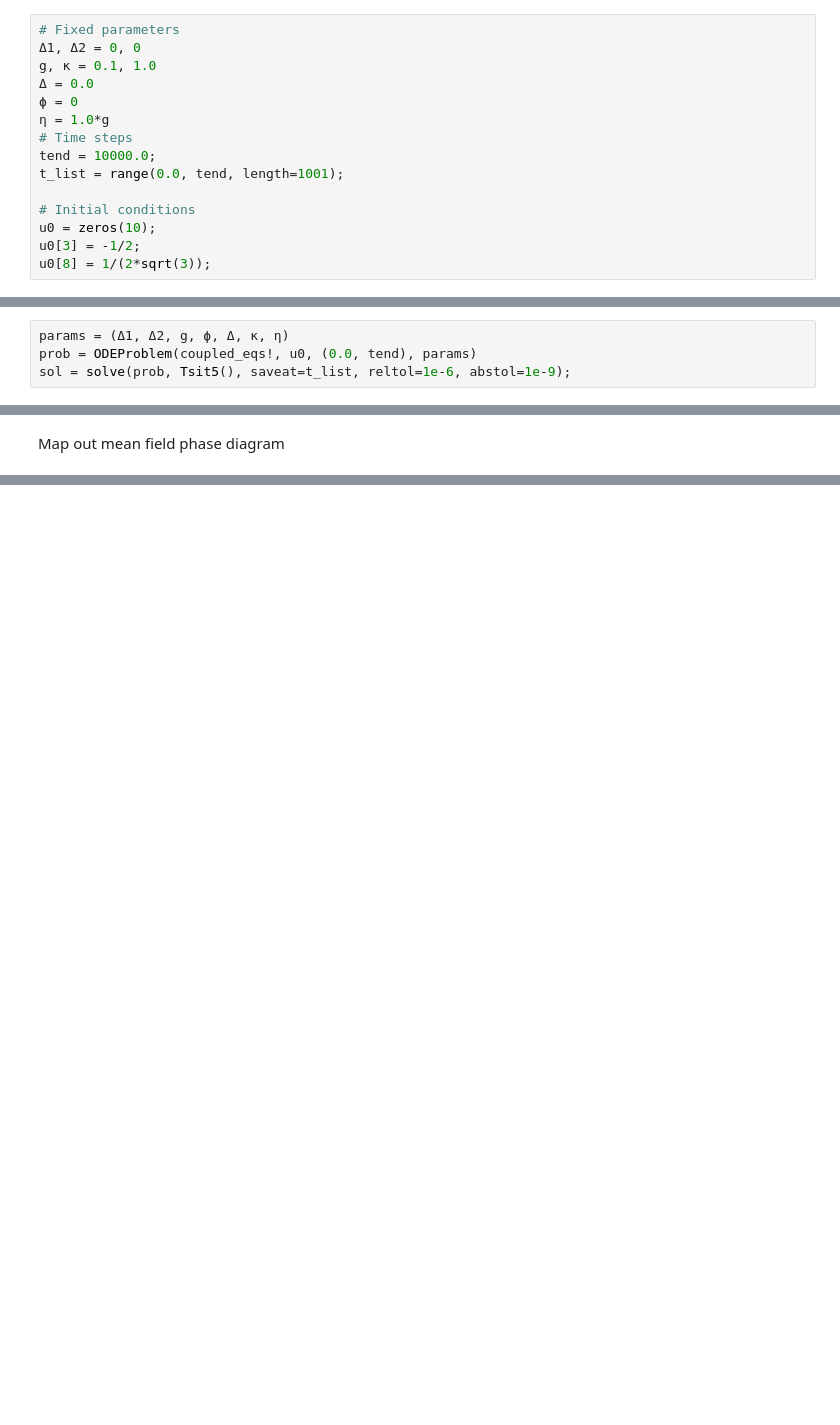
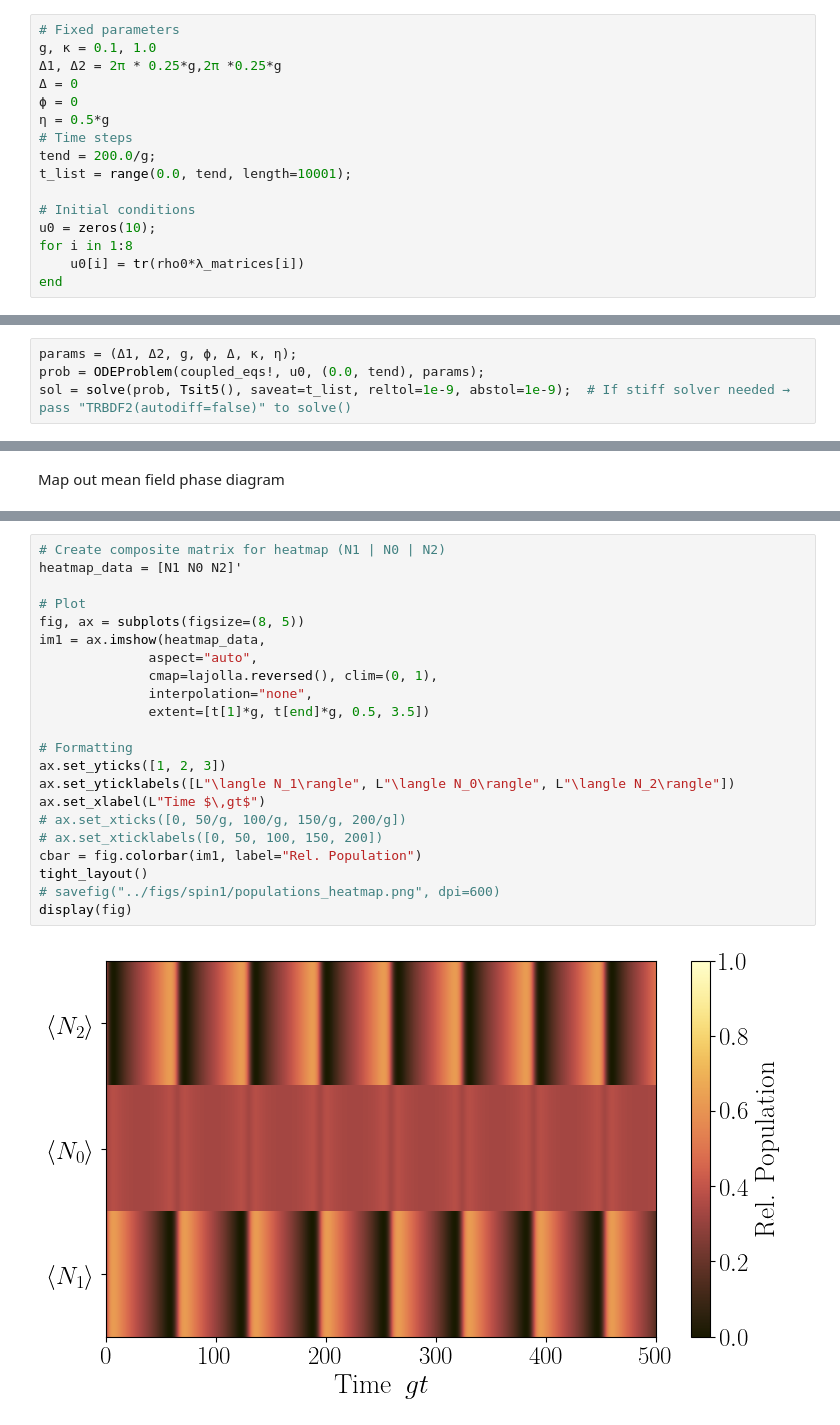
Before and after one commit to MarcNairn/nonreciprocal-dimer, a Jupyter notebook: simul/spin1_nonrec.ipynb, the cells around one changed output, grey strips where cells are left out. Saved outputs shown, nothing was run; the diff lists cells and outputs as text; blank space fills up the shorter version.

```diff
--- a/simul/spin1_nonrec.ipynb
+++ b/simul/spin1_nonrec.ipynb
@@ -67,15 +210,16 @@ coupled_eqs! (generic function with 1 method)
 # %%
 # Fixed parameters
-Δ1, Δ2 = 0, 0
 g, κ = 0.1, 1.0
-Δ = 0.0
+Δ1, Δ2 = 2π * 0.25*g,2π *0.25*g
+Δ = 0
 ϕ = 0
-η = 1.0*g
+η = 0.5*g
 # Time steps
-tend = 10000.0;
-t_list = range(0.0, tend, length=1001);
+tend = 200.0/g;
+t_list = range(0.0, tend, length=10001);
 
 # Initial conditions
 u0 = zeros(10);
-u0[3] = -1/2;
-u0[8] = 1/(2*sqrt(3));
+for i in 1:8
+    u0[i] = tr(rho0*λ_matrices[i])
+end
@@ -82,4 +252,4 @@ u0[8] = 1/(2*sqrt(3));
 # %%
-params = (Δ1, Δ2, g, ϕ, Δ, κ, η)
-prob = ODEProblem(coupled_eqs!, u0, (0.0, tend), params)
-sol = solve(prob, Tsit5(), saveat=t_list, reltol=1e-6, abstol=1e-9);
+params = (Δ1, Δ2, g, ϕ, Δ, κ, η);
+prob = ODEProblem(coupled_eqs!, u0, (0.0, tend), params);
+sol = solve(prob, Tsit5(), saveat=t_list, reltol=1e-9, abstol=1e-9);  # If stiff solver needed → pass "TRBDF2(autodiff=false)" to solve()
@@ -195,0 +843,24 @@ display(fig)
+# %%
+# Create composite matrix for heatmap (N1 | N0 | N2)
+heatmap_data = [N1 N0 N2]'
+
+# Plot
+fig, ax = subplots(figsize=(8, 5))
+im1 = ax.imshow(heatmap_data,
+              aspect="auto",
+              cmap=lajolla.reversed(), clim=(0, 1),
+              interpolation="none",
+              extent=[t[1]*g, t[end]*g, 0.5, 3.5])
+
+# Formatting
+ax.set_yticks([1, 2, 3])
+ax.set_yticklabels([L"\langle N_1\rangle", L"\langle N_0\rangle", L"\langle N_2\rangle"])
+ax.set_xlabel(L"Time $\,gt$")
+# ax.set_xticks([0, 50/g, 100/g, 150/g, 200/g])
+# ax.set_xticklabels([0, 50, 100, 150, 200])
+cbar = fig.colorbar(im1, label="Rel. Population")
+tight_layout()
+# savefig("../figs/spin1/populations_heatmap.png", dpi=600)
+display(fig)
+# %% [output]
+[figure, added]
```
Also changed, not shown: parts of 46 cells of this notebook, 40 other files.
